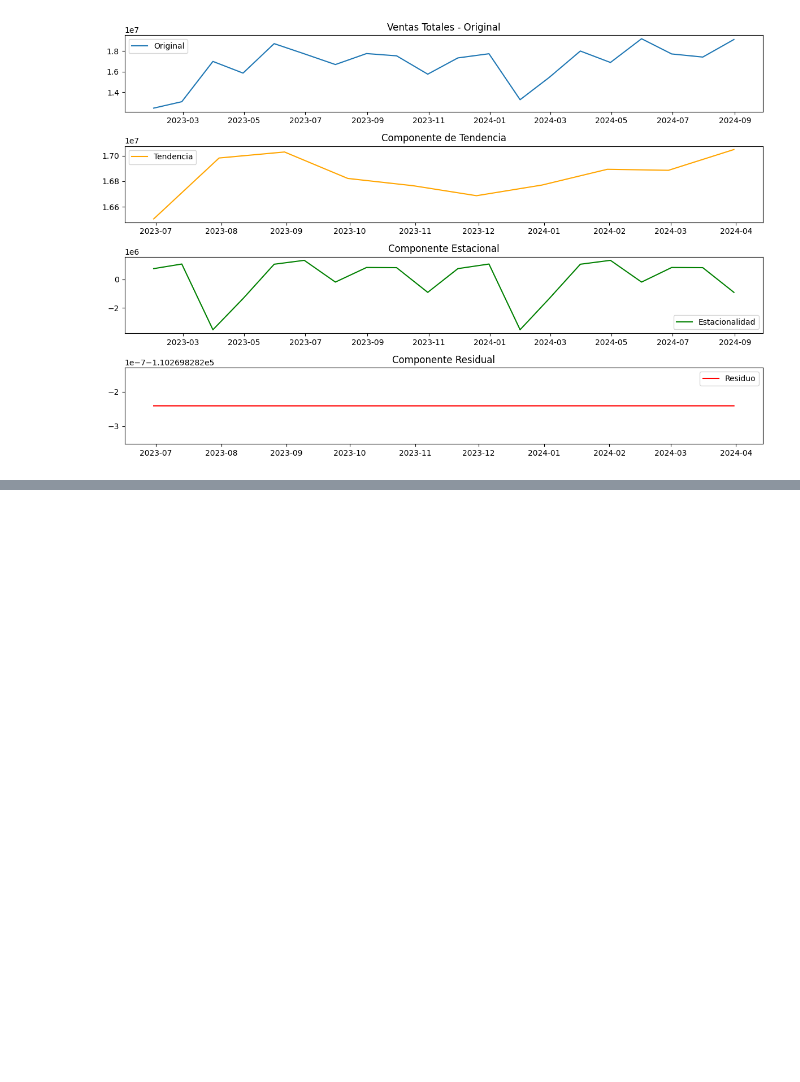
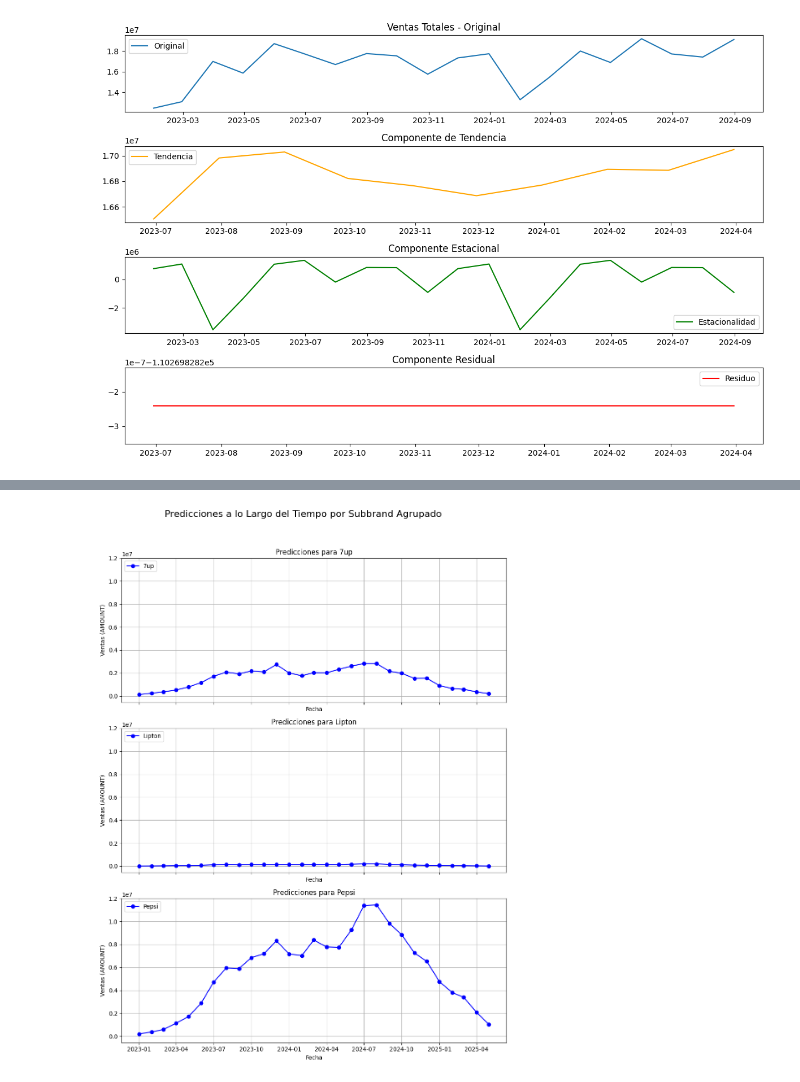
Before and after one commit to anruki/UFV_Visualizacion, a Jupyter notebook: EjerciciosClase/Ventas.ipynb, the cells around one changed output, grey strips where cells are left out. Cells and saved outputs as stored; diff of their text form; code cells hidden in the pictures; blank space fills up the shorter version.

```diff
--- a/EjerciciosClase/Ventas.ipynb
+++ b/EjerciciosClase/Ventas.ipynb
@@ -1280,0 +1344,32 @@ buenas son
+# %%
+# Agrupamos los datos por fecha y la nueva columna SUBBRAND_GROUPED y sumamos los valores de ventas (AMOUNT)
+forecasts_spain_grouped = forecasts_spain.groupby(['DATE', 'SUBBRAND_GROUPED'])['AMOUNT'].sum().reset_index()
+
+# Obtenemos los valores únicos de SUBBRAND_GROUPED
+subbrands = forecasts_spain_grouped['SUBBRAND_GROUPED'].unique()
+
+# Configuramos la figura con 3 subplots (3 filas x 1 columna)
+fig, axs = plt.subplots(3, 1, figsize=(10, 14), sharex=True, sharey=True)
+
+# Iteramos sobre cada SUBBRAND_GROUPED para crear un subplot
+for i, subbrand in enumerate(subbrands):
+    subbrand_data = forecasts_spain_grouped[forecasts_spain_grouped['SUBBRAND_GROUPED'] == subbrand]
+
+    # Graficamos los datos de cada subbrand en su subplot correspondiente
+    axs[i].plot(subbrand_data['DATE'], subbrand_data['AMOUNT'], label=subbrand, color='b', marker='o')
+
+    # Configuramos etiquetas y título para cada subplot
+    axs[i].set_title(f'Predicciones para {subbrand}')
+    axs[i].set_xlabel('Fecha')
+    axs[i].set_ylabel('Ventas (AMOUNT)')
+    axs[i].legend(loc='upper left')
+    axs[i].grid(True)
+
+# Ajuste de la disposición para que los subplots no se sobrepongan
+plt.suptitle('Predicciones a lo Largo del Tiempo por Subbrand Agrupado', fontsize=16)
+plt.tight_layout(rect=[0, 0.03, 1, 0.95])
+
+# Mostramos la gráfica
+plt.show()
+# %% [output]
+[figure, added]
```
Also changed, not shown: parts of 17 cells of this notebook.
